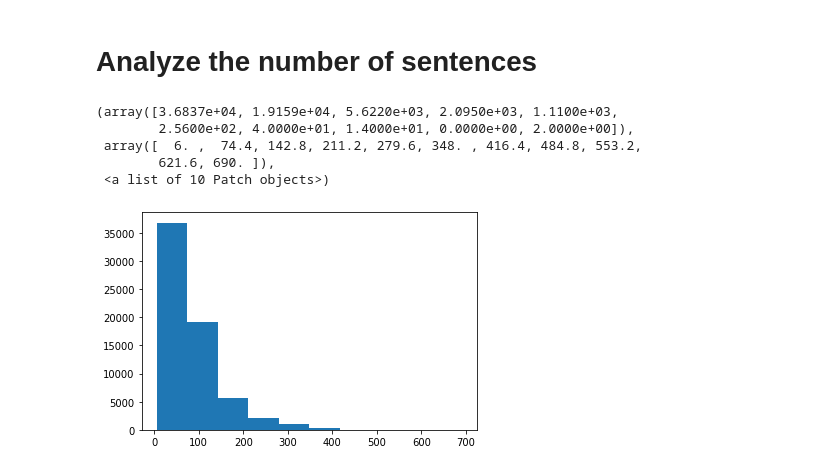
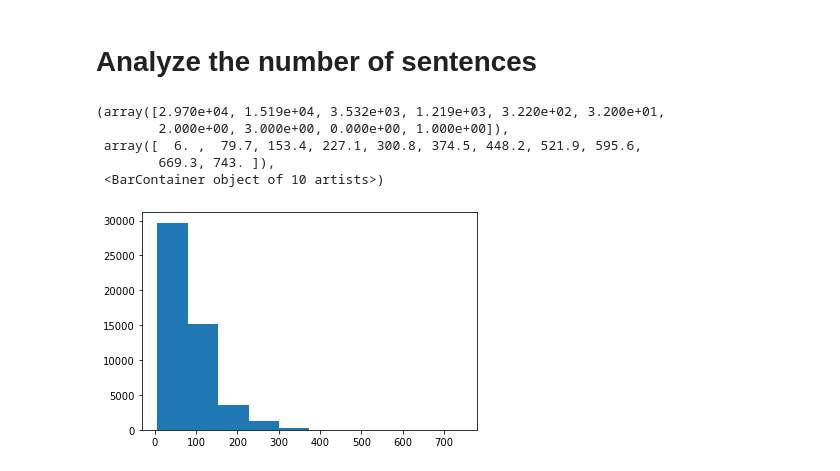
Before and after one commit to daominhkhanh20/DataScienceProject, a Jupyter notebook: Processing Description/Transform Description.ipynb, the cells around one changed output. Saved outputs shown, nothing was run; the diff lists cells and outputs as text; code cells hidden in the pictures.

```diff
--- a/Processing Description/Transform Description.ipynb
+++ b/Processing Description/Transform Description.ipynb
@@ -100,18 +100,22 @@ data = getFeature(data)
 torch.save(data,'../Model/Description/test_des.pth')
 # %% [markdown]
 # Analyze the number of sentences
+# %%
+import pandas as pd
+from tqdm import tqdm
+data = pd.read_csv('../Preprocess/train_data.csv')
 # %%
-# lenDes = []
-# for x in tqdm(range(new_data.shape[0])):
-#     arr = new_data.des_tokens.iloc[x].split(' ')
-#     lenDes.append(len(arr))
+lenDes = []
+for x in tqdm(range(data.shape[0])):
+    arr = data.description.iloc[x].split(' ')
+    lenDes.append(len(arr))
 # %%
-# import matplotlib.pyplot as plt
-# plt.hist(lenDes,10)
+import matplotlib.pyplot as plt
+plt.hist(lenDes,10)
 # %% [output]
-(array([3.6837e+04, 1.9159e+04, 5.6220e+03, 2.0950e+03, 1.1100e+03,
-        2.5600e+02, 4.0000e+01, 1.4000e+01, 0.0000e+00, 2.0000e+00]),
- array([  6. ,  74.4, 142.8, 211.2, 279.6, 348. , 416.4, 484.8, 553.2,
-        621.6, 690. ]),
- <a list of 10 Patch objects>)
+(array([2.970e+04, 1.519e+04, 3.532e+03, 1.219e+03, 3.220e+02, 3.200e+01,
+        2.000e+00, 3.000e+00, 0.000e+00, 1.000e+00]),
+ array([  6. ,  79.7, 153.4, 227.1, 300.8, 374.5, 448.2, 521.9, 595.6,
+        669.3, 743. ]),
+ <BarContainer object of 10 artists>)
-[figure, old version]
+[figure, new version]
```
Also changed, not shown: 2 other files.
